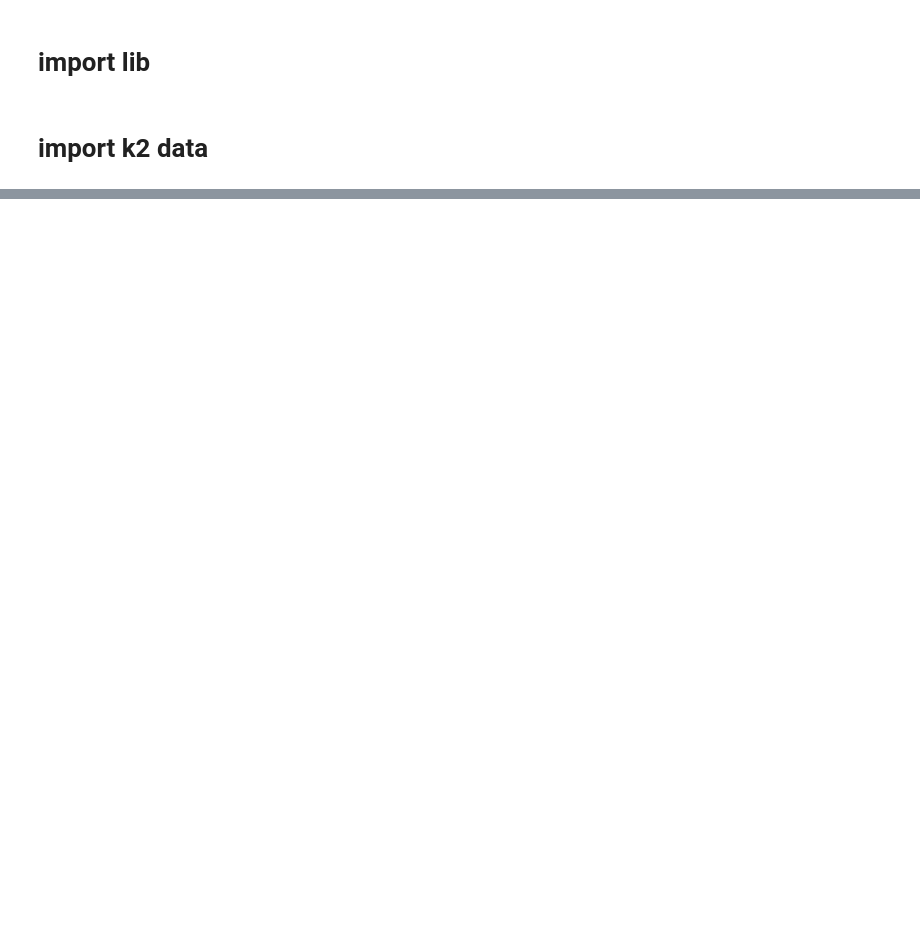
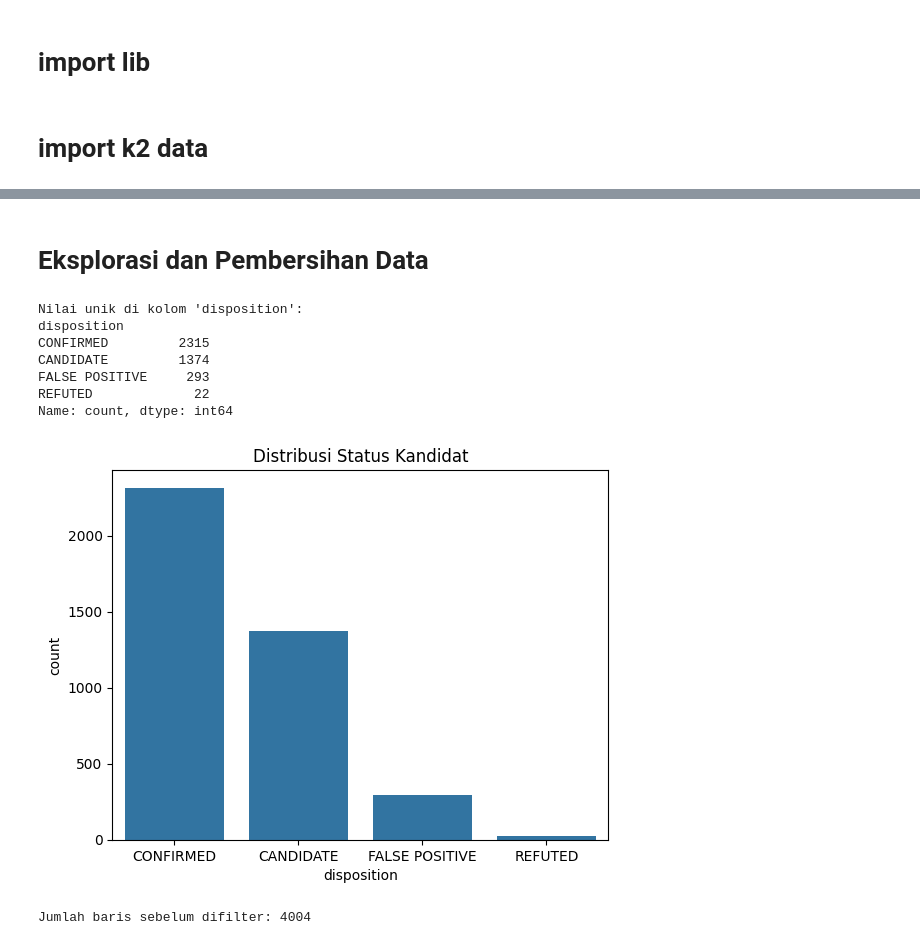
Before and after one commit to ihsan31415/exoplantropy, a Jupyter notebook: k2_table.ipynb, the cells around one changed output, grey strips where cells are left out. Drawn from its saved outputs; the diff is of its cells as text; code cells hidden in the pictures; blank space fills up the shorter version.

```diff
--- a/k2_table.ipynb
+++ b/k2_table.ipynb
@@ -20,0 +24,25 @@ df.head()
+# %% [markdown]
+# Eksplorasi dan Pembersihan Data
+# %%
+# Cek distribusi variabel target
+print("Nilai unik di kolom 'disposition':")
+print(df['disposition'].value_counts())
+
+# Visualisasikan distribusi
+sns.countplot(x='disposition', data=df)
+plt.title('Distribusi Status Kandidat')
+plt.show()
+# %% [output]
+Nilai unik di kolom 'disposition':
+disposition
+CONFIRMED         2315
+CANDIDATE         1374
+FALSE POSITIVE     293
+REFUTED             22
+Name: count, dtype: int64
+[figure, added]
+# %%
+# Menangani Data Duplikat berdasarkan 'default_flag'
+print(f"Jumlah baris sebelum difilter: {len(df)}")
+# %% [output]
+Jumlah baris sebelum difilter: 4004
```
Also changed, not shown: parts of 30 cells of this notebook, 2 other files.
